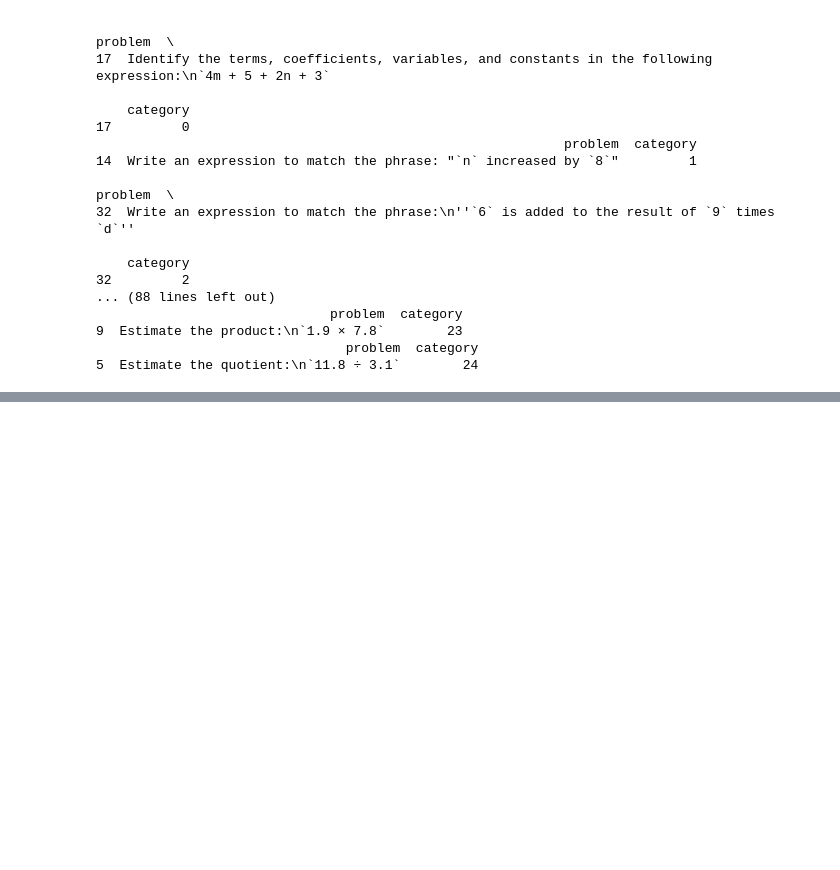
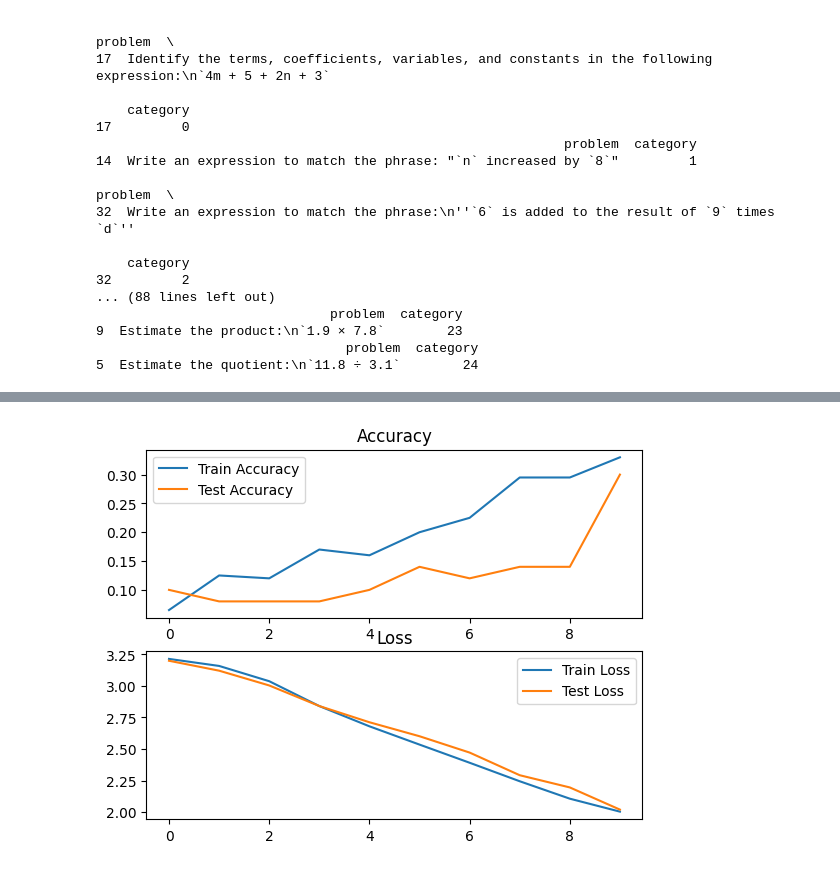
Before and after one commit to Rich627/Math-Problem-Categorization, a Jupyter notebook: math-problem-categorization.ipynb, the cells around one changed output, grey strips where cells are left out. Drawn from its saved outputs; the diff is of its cells as text; code cells hidden in the pictures; blank space fills up the shorter version.

```diff
--- a/math-problem-categorization.ipynb
+++ b/math-problem-categorization.ipynb
@@ -170,0 +156,32 @@ def plot(model):
+# %%
+from keras.utils import to_categorical
+import numpy as np
+y_train_encoded = to_categorical(y_train, num_classes=25)
+y_test_encoded = to_categorical(y_test, num_classes=25)
+
+import tensorflow as tf
+from tensorflow.keras.models import Sequential
+from tensorflow.keras.layers import Embedding, LSTM, Dense
+
+
+from tensorflow.keras.layers import Dropout
+
+model = Sequential()
+model.add(Embedding(input_dim=max_features, output_dim=50, input_length=X_train.shape[1]))
+
+# 第一層 LSTM
+model.add(LSTM(units=128, return_sequences=True))
+model.add(LSTM(units=64))
+
+model.add(Dense(units=25, activation='softmax'))
+
+# 編譯模型
+model.compile(loss='categorical_crossentropy', optimizer='adam', metrics=['accuracy'])
+
+
+model.compile(loss='categorical_crossentropy', optimizer='adam', metrics=['accuracy'])
+
+history = model.fit(X_train, y_train_encoded , epochs=10, batch_size=32, validation_data=(X_test, y_test_encoded))
+
+_, accuracy = model.evaluate(X_test, y_test_encoded)
+print('Accuracy:', accuracy)
@@ -170,0 +206,15 @@ def plot(model):
+# %%
+import matplotlib.pyplot as plt
+plt.subplot(2, 1, 1)
+plt.plot(history.history['accuracy'], label="Train Accuracy")
+plt.plot(history.history["val_accuracy"], label="Test Accuracy")
+plt.title("Accuracy")
+plt.legend()
+plt.subplot(2, 1, 2)
+plt.plot(history.history["loss"], label="Train Loss")
+plt.plot(history.history["val_loss"], label="Test Loss")
+plt.title("Loss")
+plt.legend()
+plt.show()
+# %% [output]
+[figure, added]
```
Also changed, not shown: parts of 12 cells of this notebook.
